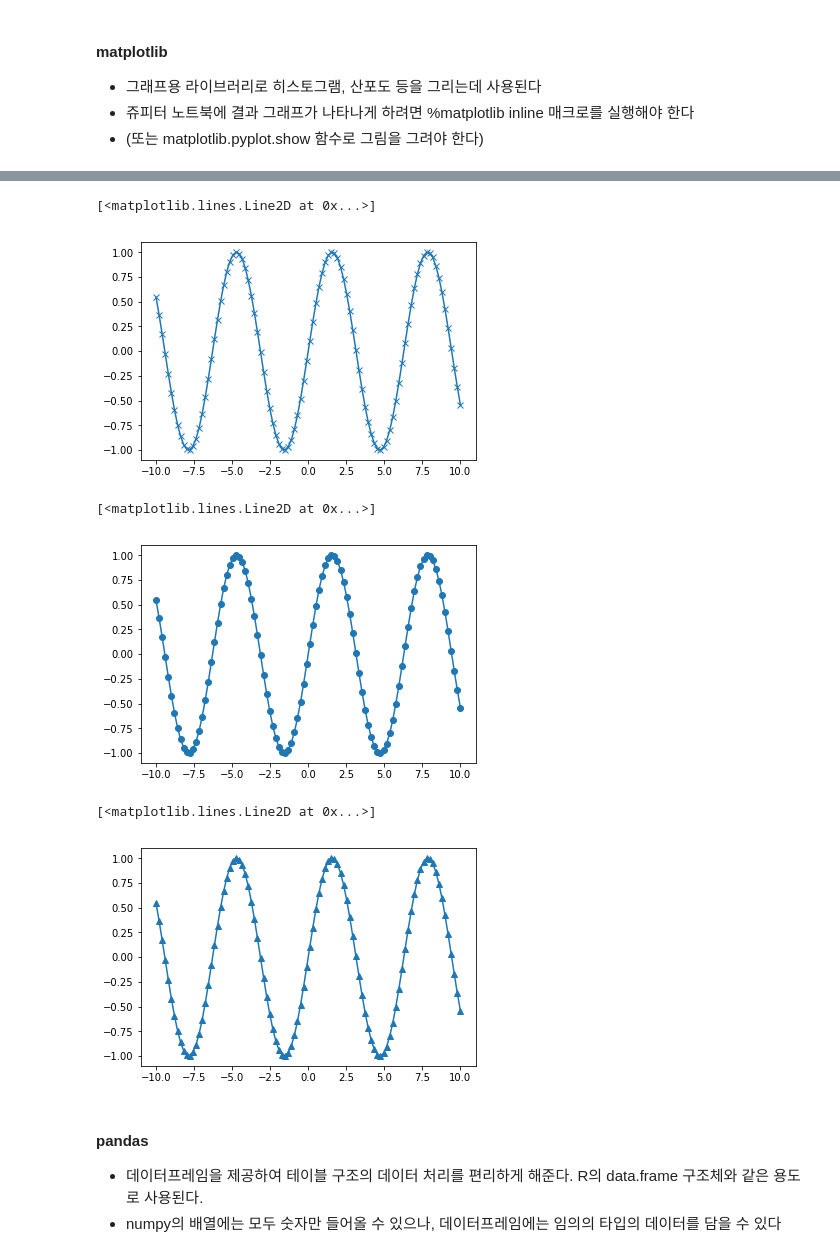
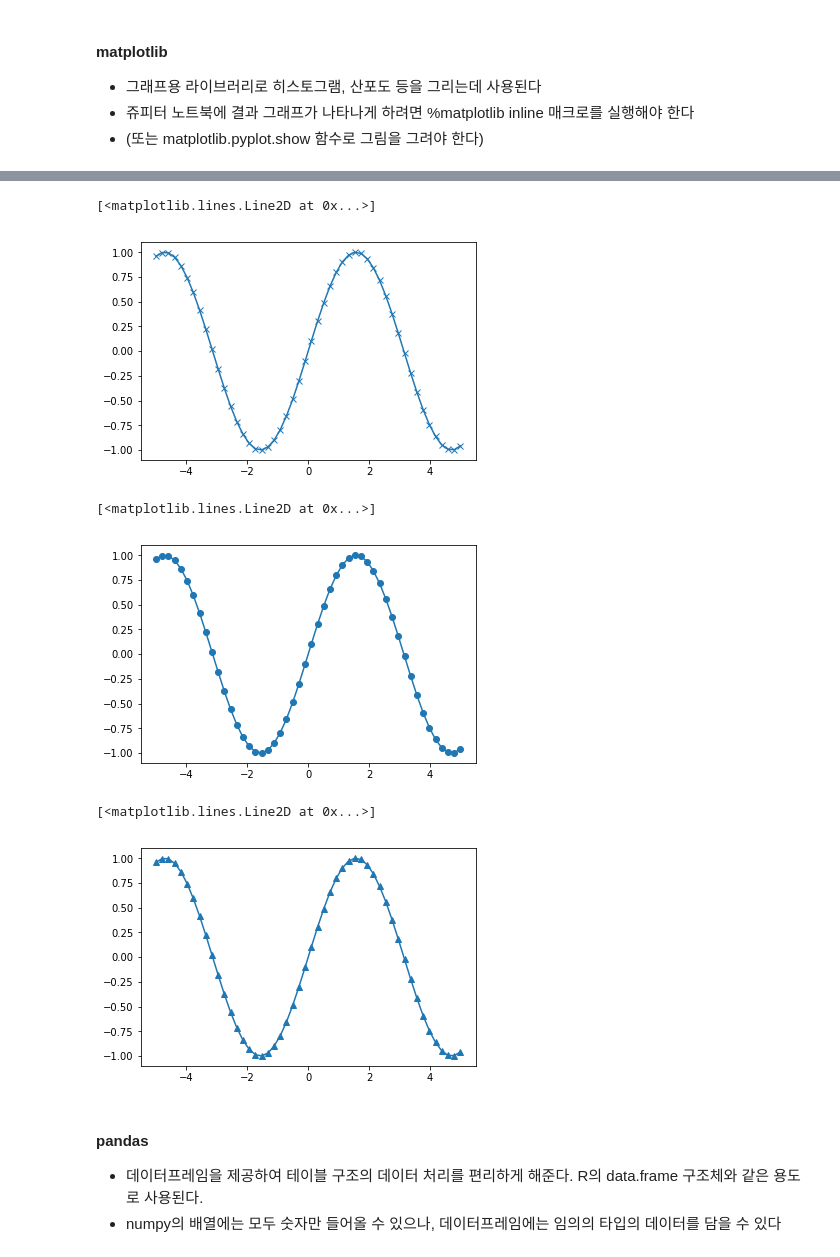
Before and after one commit to lilinkhu/kasit, a Jupyter notebook: u1.ipynb, the cells around one changed output, grey strips where cells are left out. Cells and saved outputs as stored; diff of their text form; code cells hidden in the pictures.

```diff
--- a/u1.ipynb
+++ b/u1.ipynb
@@ -110,29 +89,29 @@ IOError: [Errno 13] Permission denied: '/usr/local/lib/python2.7/dist-packages/c
 # %%
 %matplotlib inline
 import matplotlib.pyplot as plt
 
 # Generate a sequence numbers from -10 to 10 with 100 steps in between
 #-10에서 10까지 100개의 간격으로 나뉜 배열을 생성
-x = np.linspace(-10, 10, 100)
+x = np.linspace(-5, 5, 50)
 # create a second array using sinus
 #사인(sin)함수를 사용하여 y배열을 생성
 y = np.sin(x)
 # The plot function makes a line chart of one array against another
 #플롯(plot)함수는 한 배열의 값을 다른 배열에 대응해서 선그래프를 그림
 plt.plot(x, y, marker="x")
 # %% [output]
 [<matplotlib.lines.Line2D at 0x...>]
-[figure, old version]
+[figure, new version]
 # %%
 plt.plot(x, y, marker="o")
 # %% [output]
 [<matplotlib.lines.Line2D at 0x...>]
-[figure, old version]
+[figure, new version]
 # %%
 plt.plot(x, y, marker="^")
 # %% [output]
 [<matplotlib.lines.Line2D at 0x...>]
-[figure, old version]
+[figure, new version]
 # %% [markdown]
 #### pandas
 - 데이터프레임을 제공하여 테이블 구조의 데이터 처리를 편리하게 해준다. R의 data.frame 구조체와 같은 용도로 사용된다.
```
Also changed, not shown: parts of 35 cells of this notebook.
